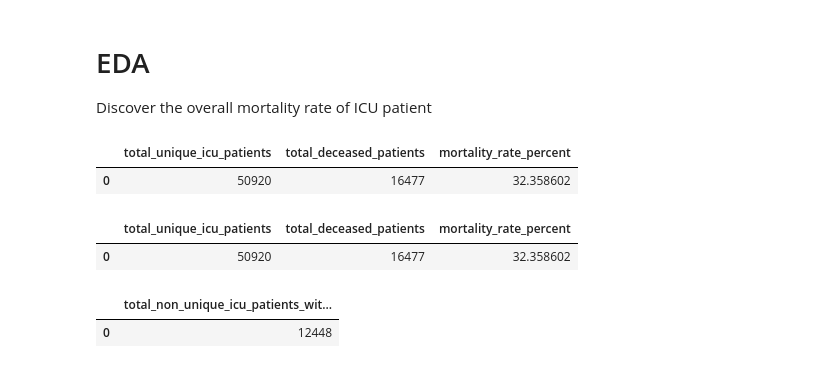
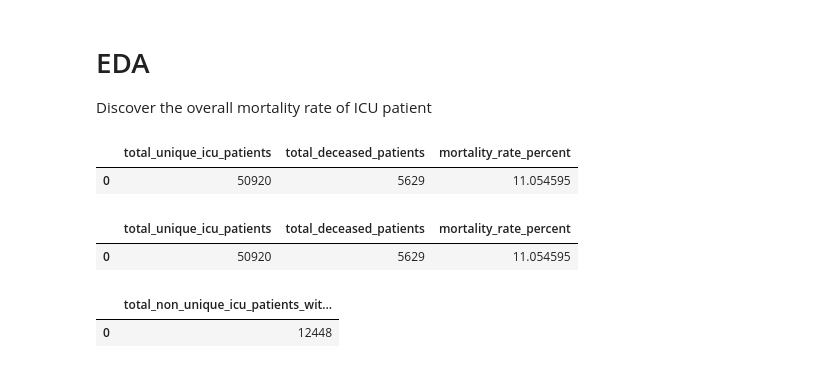
Before and after one commit to gracelovesyah/ml-and-health-predict-mortality-rate, a Jupyter notebook: notebook/data_collection_AKI.ipynb, the cells around one changed output. Cells and saved outputs as stored; diff of their text form; code cells hidden in the pictures.

```diff
--- a/notebook/data_collection_AKI.ipynb
+++ b/notebook/data_collection_AKI.ipynb
@@ -65,7 +65,7 @@ from google.cloud import bigquery
 # authenticate
 auth.authenticate_user()
 # Set up environment variables
-project_id = 'earnest-vine-395902'
+project_id = 'deep-dispatch-395200'
 os.environ["GOOGLE_CLOUD_PROJECT"] = project_id
 
 # Read data from BigQuery into pandas dataframes.
@@ -145,32 +145,35 @@ Discover the overall mortality rate of ICU patient
 # %%
 query = f"""
 WITH MortalityData AS (
     SELECT
         icu.subject_id,
-        CASE WHEN pt.dod IS NOT NULL THEN 1 ELSE 0 END AS mortality
+        CASE
+            WHEN pt.dod IS NOT NULL AND DATE(pt.dod) <= DATE(icu.outtime) THEN 1
+            ELSE 0
+        END AS mortality
     FROM `physionet-data.mimiciv_icu.icustays` AS icu
     INNER JOIN `physionet-data.mimiciv_hosp.patients` AS pt
     ON icu.subject_id = pt.subject_id
-    GROUP BY icu.subject_id, pt.dod
+    GROUP BY icu.subject_id, pt.dod, icu.outtime
 )
 
 SELECT
     COUNT(DISTINCT subject_id) AS total_unique_icu_patients,
     SUM(mortality) AS total_deceased_patients,
     (SUM(mortality) * 100.0 / COUNT(DISTINCT subject_id)) AS mortality_rate_percent
 FROM MortalityData
 """
 
 pt3 = run_query(query)
 pt3
 # %% [output]
 |  | total_unique_icu_patients | total_deceased_patients | mortality_rate_percent |
-| 0 | 50920 | 16477 | 32.358602 |
+| 0 | 50920 | 5629 | 11.054595 |
 # %%
 pt3
 # %% [output]
 |  | total_unique_icu_patients | total_deceased_patients | mortality_rate_percent |
-| 0 | 50920 | 16477 | 32.358602 |
+| 0 | 50920 | 5629 | 11.054595 |
 # %%
 query = f"""
 WITH ICU_Admissions AS (
```
Also changed, not shown: parts of 14 cells of this notebook.
